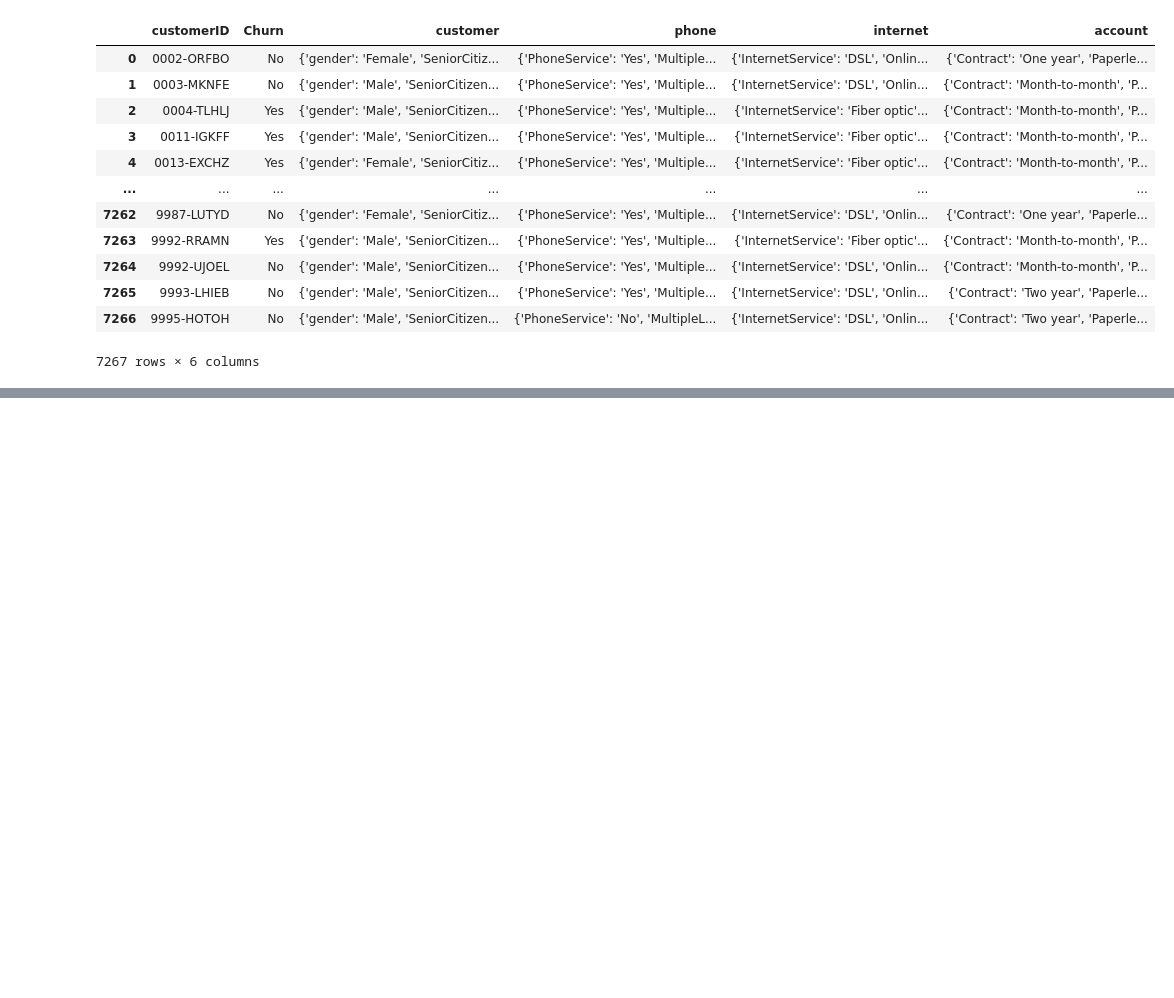
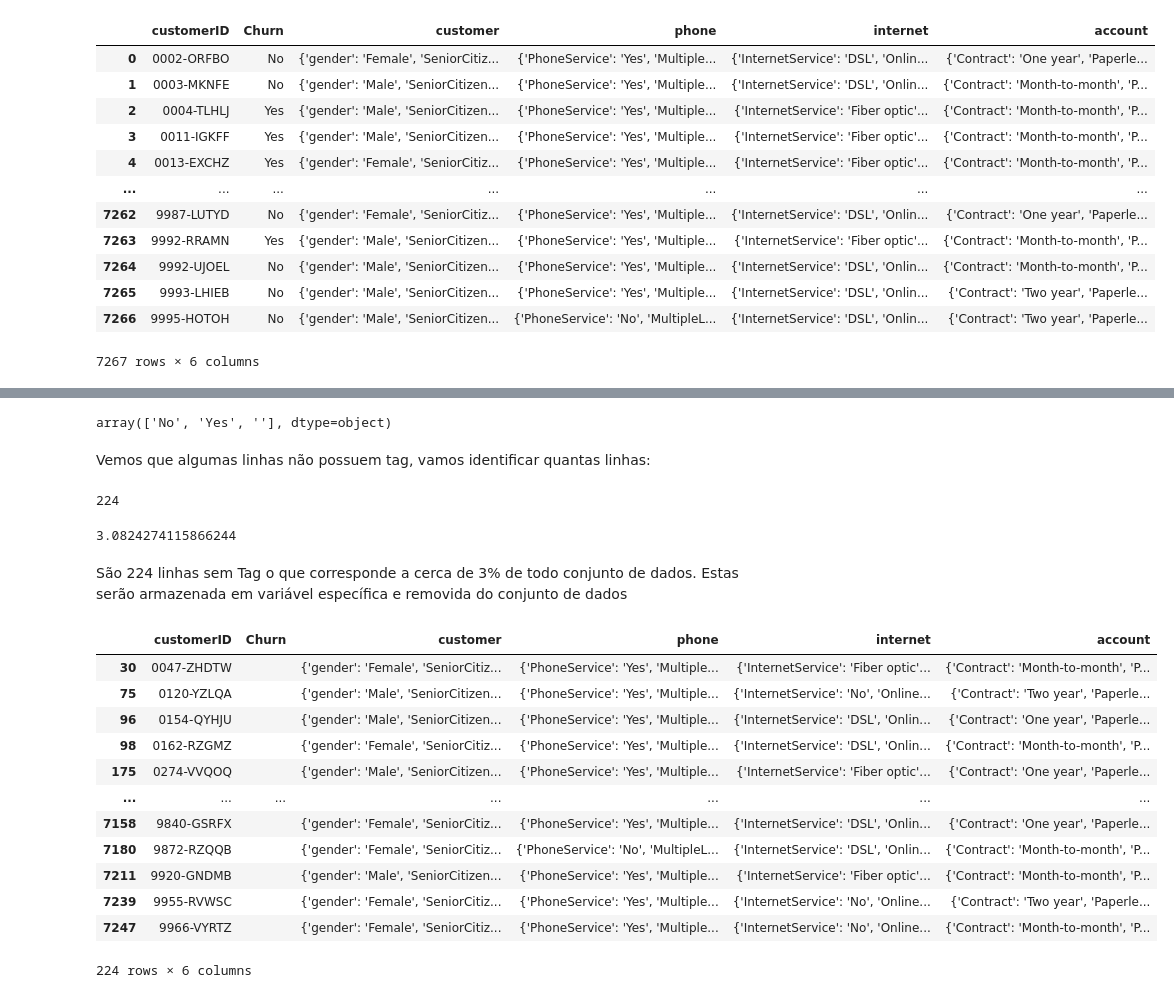
Before and after one commit to VitorFRodrigues/Alura_Challenges, a Jupyter notebook: notebook/Alura_Challenge_DataScience1.ipynb, the cells around one changed output, grey strips where cells are left out. Cells and saved outputs as stored; diff of their text form; code cells hidden in the pictures; blank space fills up the shorter version.

```diff
--- a/notebook/Alura_Challenge_DataScience1.ipynb
+++ b/notebook/Alura_Challenge_DataScience1.ipynb
@@ -23,0 +40,33 @@ dados
+# %%
+dados['Churn'].unique()
+# %% [output]
+array(['No', 'Yes', ''], dtype=object)
+# %% [markdown]
+Vemos que algumas linhas não possuem tag, vamos identificar quantas linhas:
+# %%
+len(dados.query('Churn!="Yes" & Churn!="No"'))
+# %% [output]
+224
+# %%
+len(dados.query('Churn!="Yes" & Churn!="No"'))/len(dados)*100
+# %% [output]
+3.0824274115866244
+# %% [markdown]
+São 224 linhas sem Tag o que corresponde a cerca de 3% de todo conjunto de dados. Estas serão armazenada em variável específica e removida do conjunto de dados
+# %%
+dados_sem_tag = dados.query('Churn!="Yes" & Churn!="No"')
+dados_sem_tag
+# %% [output]
+|  | customerID | Churn | customer | phone | internet | account |
+| 30 | 0047-ZHDTW |  | {'gender': 'Female', 'SeniorCitiz... | {'PhoneService': 'Yes', 'Multiple... | {'InternetService': 'Fiber optic'... | {'Contract': 'Month-to-month', 'P... |
+| 75 | 0120-YZLQA |  | {'gender': 'Male', 'SeniorCitizen... | {'PhoneService': 'Yes', 'Multiple... | {'InternetService': 'No', 'Online... | {'Contract': 'Two year', 'Paperle... |
+| 96 | 0154-QYHJU |  | {'gender': 'Male', 'SeniorCitizen... | {'PhoneService': 'Yes', 'Multiple... | {'InternetService': 'DSL', 'Onlin... | {'Contract': 'One year', 'Paperle... |
+| 98 | 0162-RZGMZ |  | {'gender': 'Female', 'SeniorCitiz... | {'PhoneService': 'Yes', 'Multiple... | {'InternetService': 'DSL', 'Onlin... | {'Contract': 'Month-to-month', 'P... |
+| 175 | 0274-VVQOQ |  | {'gender': 'Male', 'SeniorCitizen... | {'PhoneService': 'Yes', 'Multiple... | {'InternetService': 'Fiber optic'... | {'Contract': 'One year', 'Paperle... |
+| ... | ... | ... | ... | ... | ... | ... |
+| 7158 | 9840-GSRFX |  | {'gender': 'Female', 'SeniorCitiz... | {'PhoneService': 'Yes', 'Multiple... | {'InternetService': 'DSL', 'Onlin... | {'Contract': 'One year', 'Paperle... |
+| 7180 | 9872-RZQQB |  | {'gender': 'Female', 'SeniorCitiz... | {'PhoneService': 'No', 'MultipleL... | {'InternetService': 'DSL', 'Onlin... | {'Contract': 'Month-to-month', 'P... |
+| 7211 | 9920-GNDMB |  | {'gender': 'Male', 'SeniorCitizen... | {'PhoneService': 'Yes', 'Multiple... | {'InternetService': 'Fiber optic'... | {'Contract': 'Month-to-month', 'P... |
+| 7239 | 9955-RVWSC |  | {'gender': 'Female', 'SeniorCitiz... | {'PhoneService': 'Yes', 'Multiple... | {'InternetService': 'No', 'Online... | {'Contract': 'Two year', 'Paperle... |
+| 7247 | 9966-VYRTZ |  | {'gender': 'Female', 'SeniorCitiz... | {'PhoneService': 'Yes', 'Multiple... | {'InternetService': 'No', 'Online... | {'Contract': 'Month-to-month', 'P... |
+224 rows × 6 columns
```
Also changed, not shown: parts of 10 cells of this notebook.
